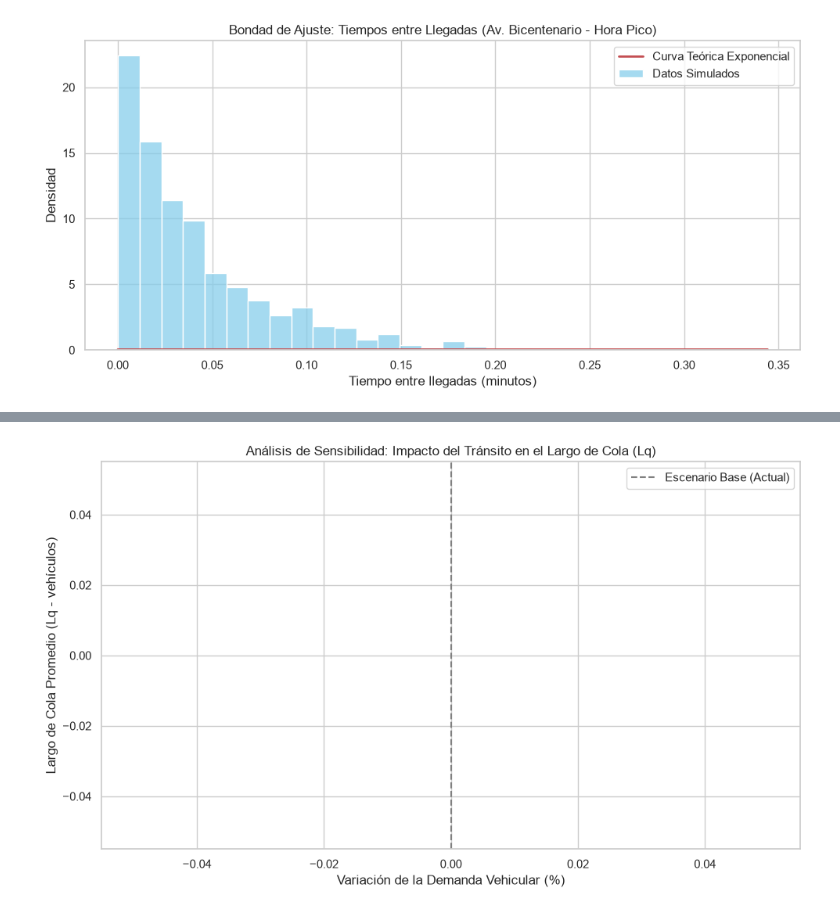
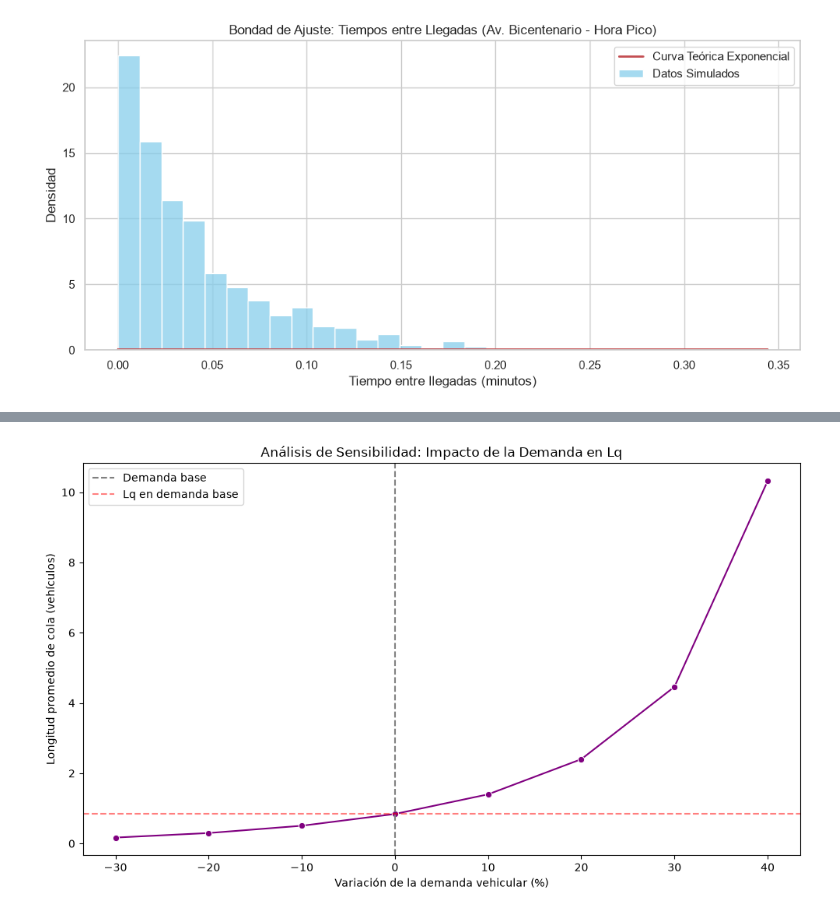
Before and after one commit to Luu-011/optimizacion-semaforos-salta, a Jupyter notebook: notebooks/exploracion_y_validacion.ipynb, the cells around one changed output, grey strips where cells are left out. Cells and saved outputs as stored; diff of their text form; code cells hidden in the pictures.

Commit message:
Actualización del modelo de semáforos

```diff
--- a/notebooks/exploracion_y_validacion.ipynb
+++ b/notebooks/exploracion_y_validacion.ipynb
@@ -204,20 +298,59 @@ print(df_sensibilidad.round(2))
 # %%
+import matplotlib.pyplot as plt
+import seaborn as sns
+from pathlib import Path
+
+# Verificar que la celda 7 haya creado la tabla necesaria.
+if "df_sensibilidad" not in globals():
+    raise NameError("Primero ejecutá la celda 7, que crea df_sensibilidad.")
+
+columnas_necesarias = {"Variacion_Demanda_%", "Largo_Cola_Lq"}
+if not columnas_necesarias.issubset(df_sensibilidad.columns):
+    raise ValueError(
+        "A df_sensibilidad le faltan las columnas "
+        "'Variacion_Demanda_%' o 'Largo_Cola_Lq'."
+    )
+
 plt.figure(figsize=(10, 6))
 
-# Graficar la relación entre demanda y largo de cola
-sns.lineplot(data=df_sensibilidad, x='Variacion_Demanda_%', y='Largo_Cola_Lq', marker='o', color='purple')
+sns.lineplot(
+    data=df_sensibilidad,
+    x="Variacion_Demanda_%",
+    y="Largo_Cola_Lq",
+    marker="o",
+    color="purple",
+)
 
-plt.title('Análisis de Sensibilidad: Impacto del Tránsito en el Largo de Cola (Lq)')
-plt.xlabel('Variación de la Demanda Vehicular (%)')
-plt.ylabel('Largo de Cola Promedio (Lq - vehículos)')
-plt.axvline(x=0, color='gray', linestyle='--', label='Escenario Base (Actual)')
-plt.axhline(y=df_sensibilidad.loc[df_sensibilidad['Variacion_Demanda_%'] == 0, 'Largo_Cola_Lq'].values[0], color='red', linestyle='--', alpha=0.5)
+plt.title("Análisis de Sensibilidad: Impacto de la Demanda en Lq")
+plt.xlabel("Variación de la demanda vehicular (%)")
+plt.ylabel("Longitud promedio de cola (vehículos)")
+plt.axvline(x=0, color="gray", linestyle="--", label="Demanda base")
+
+valor_base = df_sensibilidad.loc[
+    df_sensibilidad["Variacion_Demanda_%"] == 0,
+    "Largo_Cola_Lq",
+]
+
+if not valor_base.empty:
+    plt.axhline(
+        y=valor_base.iloc[0],
+        color="red",
+        linestyle="--",
+        alpha=0.5,
+        label="Lq en demanda base",
+    )
 
 plt.legend()
 plt.tight_layout()
 
-# Guardar en results/figures
-plt.savefig("../results/figures/03_analisis_sensibilidad.png")
+carpeta_figuras = Path("../results/figures")
+carpeta_figuras.mkdir(parents=True, exist_ok=True)
+
+plt.savefig(
+    carpeta_figuras / "03_analisis_sensibilidad.png",
+    dpi=150,
+    bbox_inches="tight",
+)
 plt.show()
 # %% [output]
-[figure, old version]
+[figure, new version]
```
Also changed, not shown: parts of 2 cells of this notebook, 2 other files.
